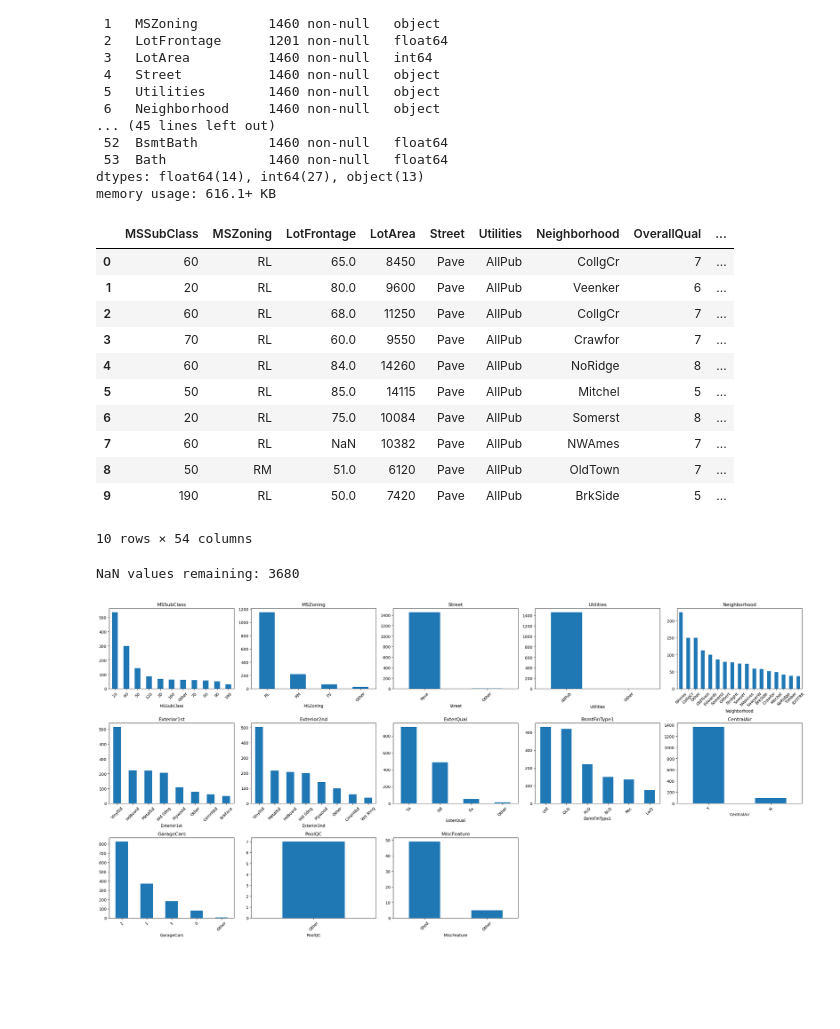
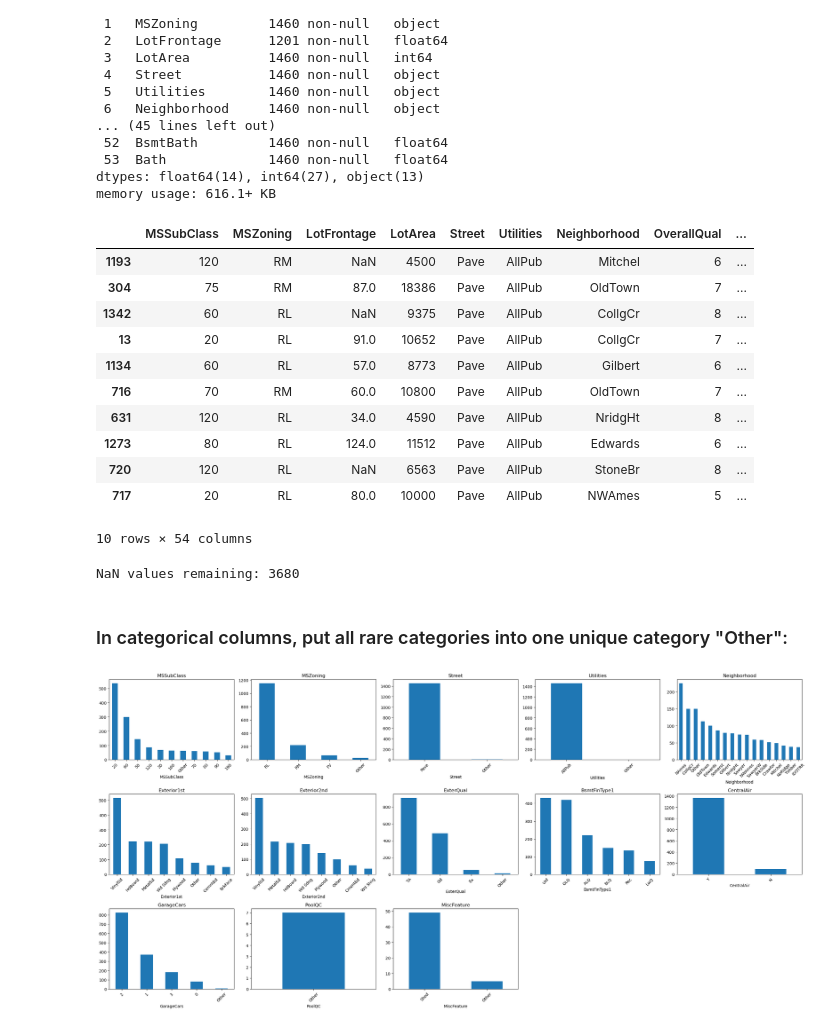
Before and after one commit to driksey/kaggle-house, a Jupyter notebook: notebooks/TFDF.ipynb, the cells around one changed output. Cells and saved outputs as stored; diff of their text form; code cells hidden in the pictures; blank space fills up the shorter version.

```diff
--- a/notebooks/EDA6.ipynb
+++ b/notebooks/TFDF.ipynb
@@ -311,17 +311,17 @@ Data columns (total 54 columns):
 dtypes: float64(14), int64(27), object(13)
 memory usage: 616.1+ KB
 # %%
-dataset_df.head(10)
+dataset_df.sample(10)
 # %% [output]
 |  | MSSubClass | MSZoning | LotFrontage | LotArea | Street | Utilities | Neighborhood | OverallQual | ... |
-| 0 | 60 | RL | 65.0 | 8450 | Pave | AllPub | CollgCr | 7 | ... |
-| 1 | 20 | RL | 80.0 | 9600 | Pave | AllPub | Veenker | 6 | ... |
-| 2 | 60 | RL | 68.0 | 11250 | Pave | AllPub | CollgCr | 7 | ... |
-| 3 | 70 | RL | 60.0 | 9550 | Pave | AllPub | Crawfor | 7 | ... |
-| 4 | 60 | RL | 84.0 | 14260 | Pave | AllPub | NoRidge | 8 | ... |
-| 5 | 50 | RL | 85.0 | 14115 | Pave | AllPub | Mitchel | 5 | ... |
-| 6 | 20 | RL | 75.0 | 10084 | Pave | AllPub | Somerst | 8 | ... |
-| 7 | 60 | RL | NaN | 10382 | Pave | AllPub | NWAmes | 7 | ... |
-| 8 | 50 | RM | 51.0 | 6120 | Pave | AllPub | OldTown | 7 | ... |
-| 9 | 190 | RL | 50.0 | 7420 | Pave | AllPub | BrkSide | 5 | ... |
+| 1193 | 120 | RM | NaN | 4500 | Pave | AllPub | Mitchel | 6 | ... |
+| 304 | 75 | RM | 87.0 | 18386 | Pave | AllPub | OldTown | 7 | ... |
+| 1342 | 60 | RL | NaN | 9375 | Pave | AllPub | CollgCr | 8 | ... |
+| 13 | 20 | RL | 91.0 | 10652 | Pave | AllPub | CollgCr | 7 | ... |
+| 1134 | 60 | RL | 57.0 | 8773 | Pave | AllPub | Gilbert | 6 | ... |
+| 716 | 70 | RM | 60.0 | 10800 | Pave | AllPub | OldTown | 7 | ... |
+| 631 | 120 | RL | 34.0 | 4590 | Pave | AllPub | NridgHt | 8 | ... |
+| 1273 | 80 | RL | 124.0 | 11512 | Pave | AllPub | Edwards | 6 | ... |
+| 720 | 120 | RL | NaN | 6563 | Pave | AllPub | StoneBr | 8 | ... |
+| 717 | 20 | RL | 80.0 | 10000 | Pave | AllPub | NWAmes | 5 | ... |
 10 rows × 54 columns
@@ -331,6 +329,8 @@ dataset_df.head(10)
 print("NaN values remaining:", dataset_df.isnull().sum().sum())
 # %% [output]
 NaN values remaining: 3680
+# %% [markdown]
+### In categorical columns, put all rare categories into one unique category "Other":
 # %%
 threshold = dataset_df.shape[0] * 0.02  # nombre minimum d'occurrences pour ne pas être rare
 
```
Also changed, not shown: parts of 38 cells of this notebook, 1 other file.
